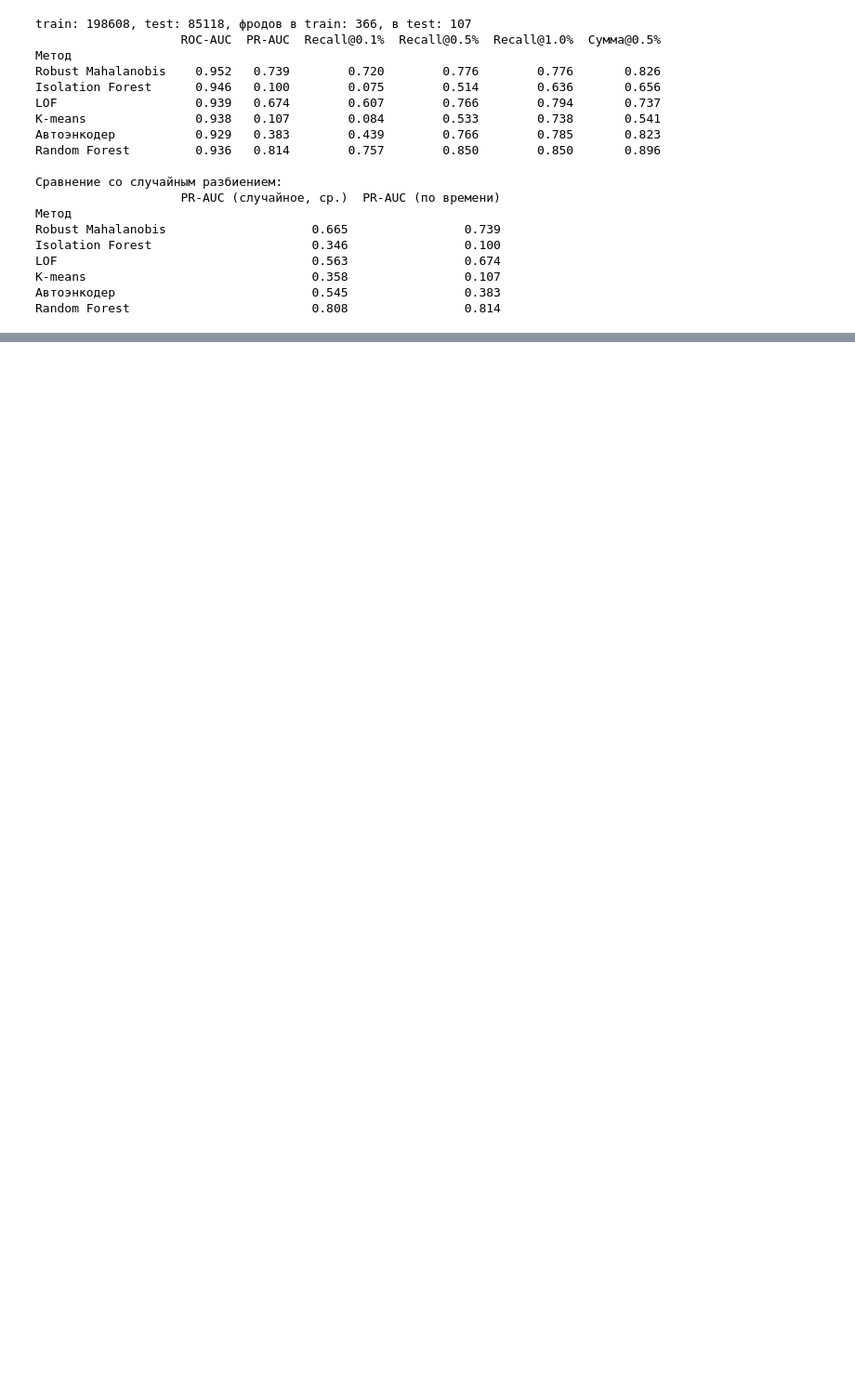
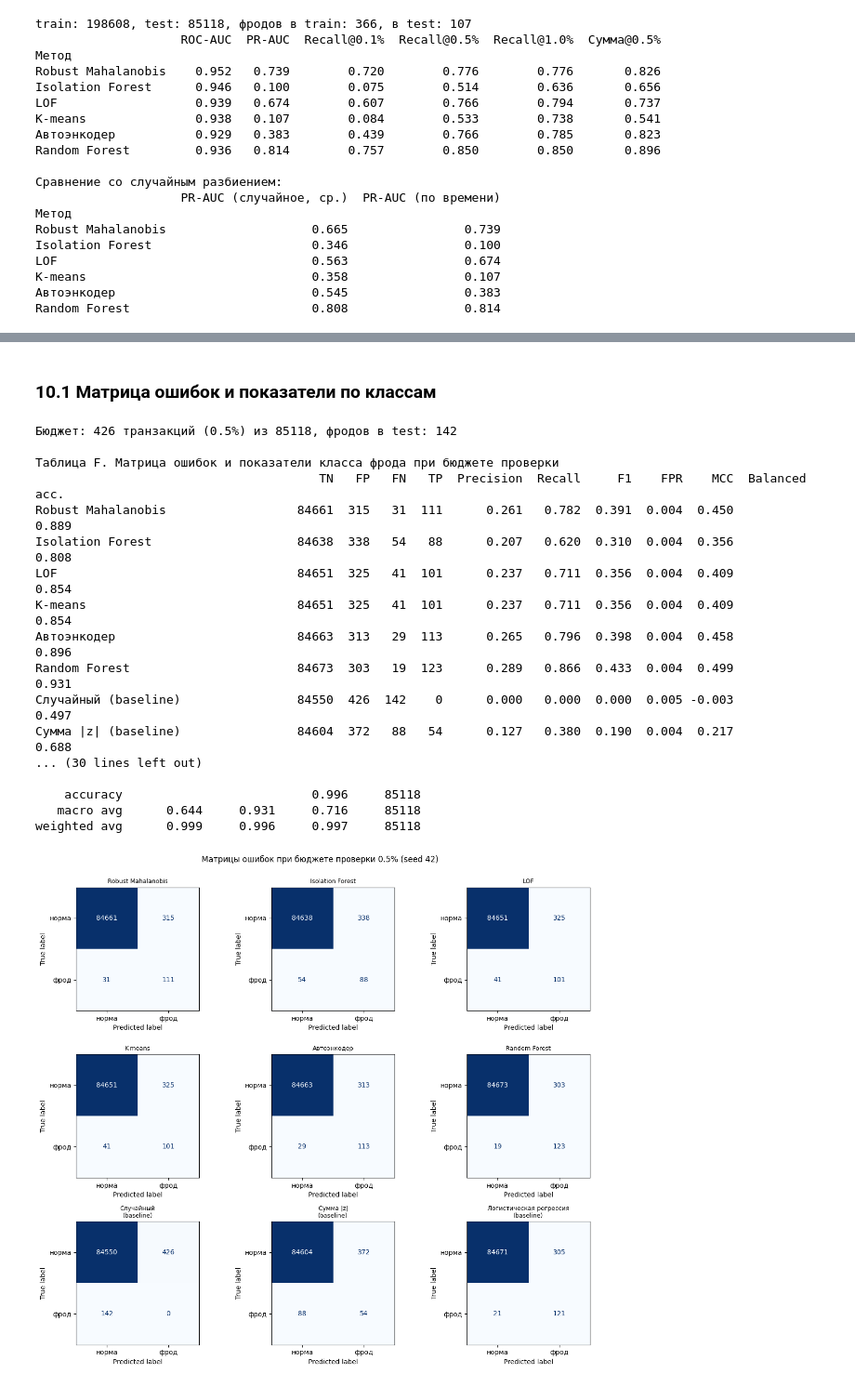
Before and after one commit to yudin-artem/finbez_lab, a Jupyter notebook: anomaly_detection.ipynb, the cells around one changed output, grey strips where cells are left out. Shown at 93% size. Saved outputs shown, nothing was run; the diff lists cells and outputs as text; code cells hidden in the pictures; blank space fills up the shorter version.

Commit message:
baseline update

```diff
--- a/anomaly_detection.ipynb
+++ b/anomaly_detection.ipynb
@@ -851,0 +1115,78 @@ V7      5.8%
+# %% [markdown]
+### 10.1 Матрица ошибок и показатели по классам
+# %%
+y_main = split_main.y_test
+base_main, _ = baseline_scores(split_main, cfg.seeds[0])
+all_scores = {**scored_main.scores, **base_main}
+
+
+def flag_top(scores, budget):
+    """Бинарное решение: 1 для доли budget транзакций с наибольшей оценкой."""
+    pred = np.zeros(len(scores), dtype=int)
+    pred[np.argsort(-scores, kind="stable")[:int(round(budget * len(scores)))]] = 1
+    return pred
+
+
+def error_row(y, pred):
+    """Матрица ошибок и сводные показатели класса фрода."""
+    tn, fp, fn, tp = confusion_matrix(y, pred, labels=[0, 1]).ravel()
+    p, r, f, _ = precision_recall_fscore_support(y, pred, labels=[0, 1], zero_division=0)
+    return {"TN": tn, "FP": fp, "FN": fn, "TP": tp, "Precision": p[1], "Recall": r[1], "F1": f[1],
+            "FPR": fp / (fp + tn), "MCC": matthews_corrcoef(y, pred), "Balanced acc.": balanced_accuracy_score(y, pred)}
+
+
+def per_class_row(y, pred):
+    """Precision / Recall / F1 и число объектов отдельно для нормы (0) и фрода (1)."""
+    p, r, f, s = precision_recall_fscore_support(y, pred, labels=[0, 1], zero_division=0)
+    return {f"{name} ({c})": v[c] for c in (0, 1) for name, v in (("Precision", p), ("Recall", r), ("F1", f))} | {"Объектов 0": s[0], "Объектов 1": s[1]}
+
+
+preds = {n: flag_top(s, budget) for n, s in all_scores.items()}
+k_flag = int(round(budget * len(y_main)))
+print(f"Бюджет: {k_flag} транзакций ({budget:.1%}) из {len(y_main)}, фродов в test: {int(y_main.sum())}\n")
+
+conf_table = pd.DataFrame({n: error_row(y_main, p) for n, p in preds.items()}).T.astype({c: int for c in ("TN", "FP", "FN", "TP")})
+print("Таблица F. Матрица ошибок и показатели класса фрода при бюджете проверки")
+print(conf_table.round(3).to_string())
+class_table = pd.DataFrame({n: per_class_row(y_main, p) for n, p in preds.items()}).T.astype({c: int for c in ("Объектов 0", "Объектов 1")})
+print("\nТаблица G. Показатели по классам (0 — норма, 1 — фрод)")
+print(class_table.round(3).to_string())
+conf_table.round(4).to_csv(cfg.results_dir / "confusion_summary.csv")
+class_table.round(4).to_csv(cfg.results_dir / "per_class_metrics.csv")
+
+for name in (best_main, "Random Forest"):
+    print(f"\n{name}: classification_report")
+    print(classification_report(y_main, preds[name], target_names=["норма", "фрод"], digits=3, zero_division=0))
+
+n_cols = 3
+n_rows = int(np.ceil(len(preds) / n_cols))
+fig, ax = plt.subplots(n_rows, n_cols, figsize=(4.2 * n_cols, 3.6 * n_rows))
+for a, (name, pred) in zip(ax.ravel(), preds.items()):
+    ConfusionMatrixDisplay.from_predictions(y_main, pred, display_labels=["норма", "фрод"], values_format="d",
+                                            cmap="Blues", colorbar=False, ax=a)
+    a.set_title(name.replace(" (", "\n("), fontsize=9)
+for a in ax.ravel()[len(preds):]:
+    a.axis("off")
+plt.suptitle(f"Матрицы ошибок при бюджете проверки {budget:.1%} (seed {cfg.seeds[0]})", y=1.0)
+plt.tight_layout()
+plt.savefig(cfg.results_dir / "confusion_matrices.png", dpi=150, bbox_inches="tight")
+plt.show()
+# %% [output]
+Бюджет: 426 транзакций (0.5%) из 85118, фродов в test: 142
+
+Таблица F. Матрица ошибок и показатели класса фрода при бюджете проверки
+                                       TN   FP   FN   TP  Precision  Recall     F1    FPR    MCC  Balanced acc.
+Robust Mahalanobis                  84661  315   31  111      0.261   0.782  0.391  0.004  0.450          0.889
+Isolation Forest                    84638  338   54   88      0.207   0.620  0.310  0.004  0.356          0.808
+LOF                                 84651  325   41  101      0.237   0.711  0.356  0.004  0.409          0.854
+K-means                             84651  325   41  101      0.237   0.711  0.356  0.004  0.409          0.854
+Автоэнкодер                         84663  313   29  113      0.265   0.796  0.398  0.004  0.458          0.896
+Random Forest                       84673  303   19  123      0.289   0.866  0.433  0.004  0.499          0.931
+Случайный (baseline)                84550  426  142    0      0.000   0.000  0.000  0.005 -0.003          0.497
+Сумма |z| (baseline)                84604  372   88   54      0.127   0.380  0.190  0.004  0.217          0.688
+... (30 lines left out)
+
+    accuracy                          0.996     85118
+   macro avg      0.644     0.931     0.716     85118
+weighted avg      0.999     0.996     0.997     85118
+[figure, added]
```
Also changed, not shown: parts of 25 cells of this notebook, 20 other files.
